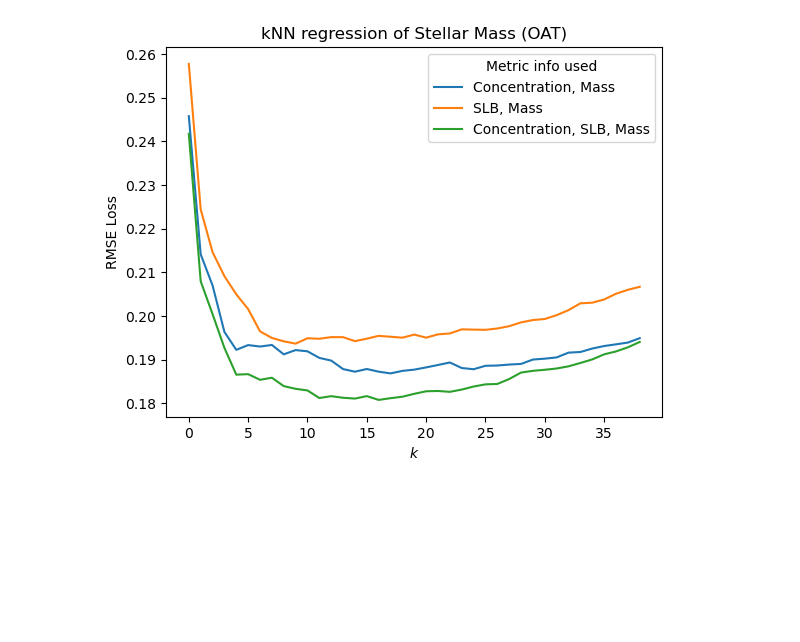
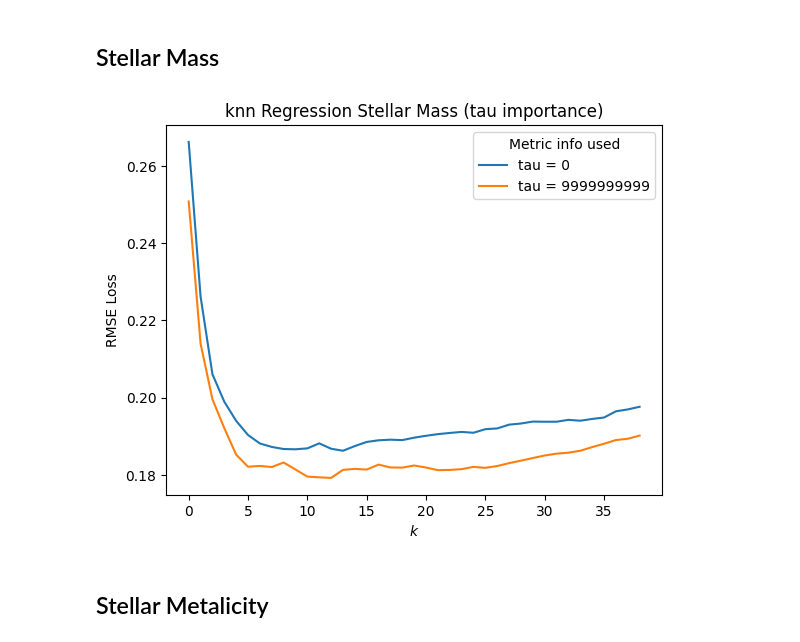
Before and after one commit to captain-pool/dark-matter-halos-2, a Jupyter notebook: notebooks/run_pipeline_extended.ipynb, the cells around one changed output. Drawn from its saved outputs; the diff is of its cells as text; code cells hidden in the pictures; blank space fills up the shorter version.

```diff
--- a/notebooks/run_pipeline_extended.ipynb
+++ b/notebooks/run_pipeline_extended.ipynb
@@ -109,0 +87,2 @@ losses, loss_array = get_oat_losses(problem_context, hyperparametrization)
+# %% [markdown]
+## Stellar Mass
@@ -110,12 +122,27 @@ losses, loss_array = get_oat_losses(problem_context, hyperparametrization)
 # %%
+# Label: Stellar Mass
+
+best_hyperparametrization = Hyperparametrization(
+    rescale_strategy=["unitless"],
+    p=1.,
+    q=1.,
+    tau=[0, 9999999999],
+    alpha_C=14.672736961511486,
+    alpha_M=90.9960841116981,
+    alpha_SLB=56.26711116650133,
+    n_neighbors=np.arange(1, 40)
+)
+
+losses, loss_array = get_oat_losses(problem_context, best_hyperparametrization, inner_pbar=False)
+
 fig, ax = plt.subplots()
 ax :plt.Axes = ax
-ix = 4
-ax.plot(loss_array[ix, 0], label="Concentration, Mass")
-ax.plot(loss_array[0, ix], label="SLB, Mass")
-ax.plot(loss_array[ix, ix], label="Concentration, SLB, Mass")
+ax.plot(loss_array[0], label="tau = 0")
+ax.plot(loss_array[1], label="tau = 9999999999")
 
 ax.legend(title="Metric info used")
-ax.set(xlabel="$k$", ylabel="RMSE Loss", title="kNN regression of Stellar Mass (OAT)");
+ax.set(xlabel="$k$", ylabel="RMSE Loss", title="knn Regression Stellar Mass (tau importance)");
 # %% [output]
-[figure, old version]
+[figure, new version]
+# %% [markdown]
+## Stellar Metalicity
```
Also changed, not shown: parts of 14 cells of this notebook, 3 other files.
